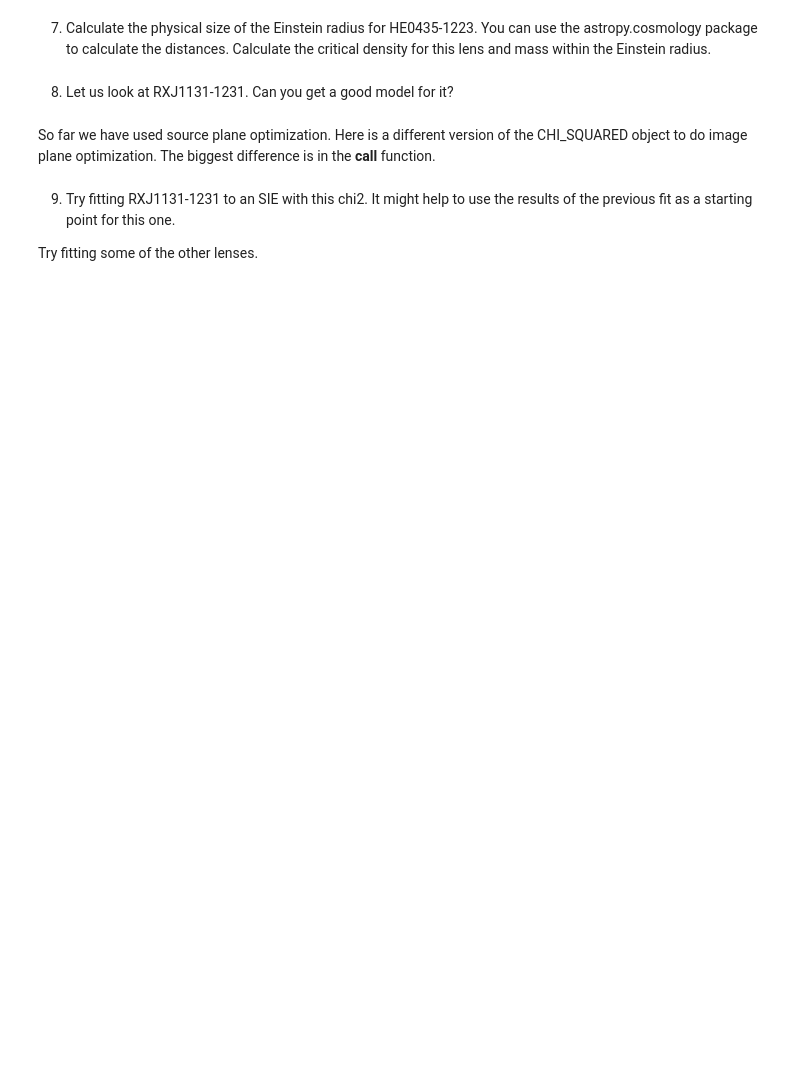
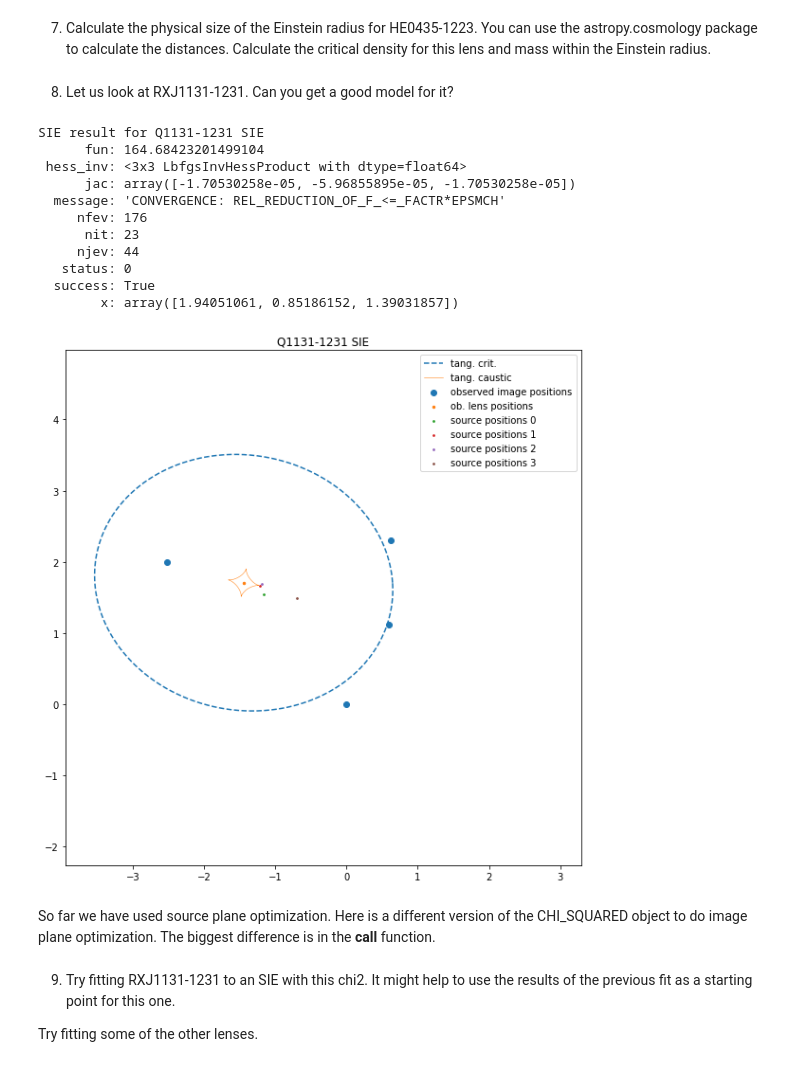
Before and after one commit to rbmetcalf/LensingCourse, a Jupyter notebook: simple_lens_model.ipynb, the cells around one changed output. Saved outputs shown, nothing was run; the diff lists cells and outputs as text; code cells hidden in the pictures; blank space fills up the shorter version.

```diff
--- a/simple_lens_model.ipynb
+++ b/simple_lens_model.ipynb
@@ -367,3 +455,33 @@ xo_1131 = *** # lens galaxy position
+# %%
+x_1131 =  np.array([[0,0],[0.588,1.120],[0.618,2.307],[-2.517,1.998]])
+xo_1131 = np.array([-1.444,1.706])
+
+
+sie = sie_lens(xo_1131,1,0.999,0)
+po =np.array([1.119,0.9,0])
+
+# create the chi2 object
+chi2 = CHI_SQUARED_SOURCE(sie,x_1131)
+result_sie = minimize(chi2,po,bounds=[[0,2],[0.2,0.99],[0,np.pi]])
+# print the results
+print("SIE result for Q1131-1231 SIE")
+print(result_sie)
+
+# make a plot
+chi2.plot(result_sie,title='Q1131-1231 SIE')
+# %% [output]
+SIE result for Q1131-1231 SIE
+      fun: 164.68423201499104
+ hess_inv: <3x3 LbfgsInvHessProduct with dtype=float64>
+      jac: array([-1.70530258e-05, -5.96855895e-05, -1.70530258e-05])
+  message: 'CONVERGENCE: REL_REDUCTION_OF_F_<=_FACTR*EPSMCH'
+     nfev: 176
+      nit: 23
+     njev: 44
+   status: 0
+  success: True
+        x: array([1.94051061, 0.85186152, 1.39031857])
+[figure, added]
 # %% [markdown]
 So far we have used source plane optimization.  Here is a different version of the CHI_SQUARED object to do image plane optimization.  The biggest difference is in the __call__ function.
 # %%
```
Also changed, not shown: parts of 10 cells of this notebook.
